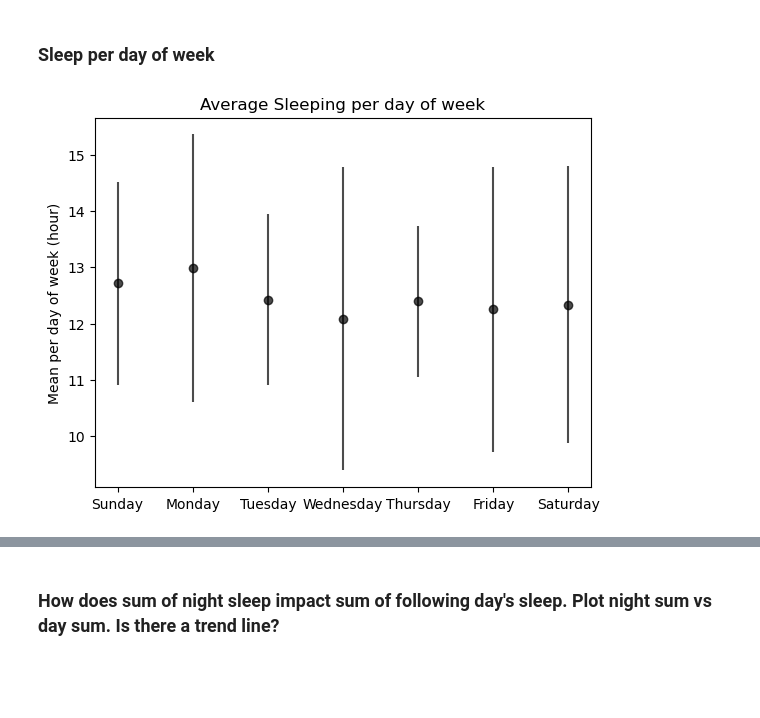
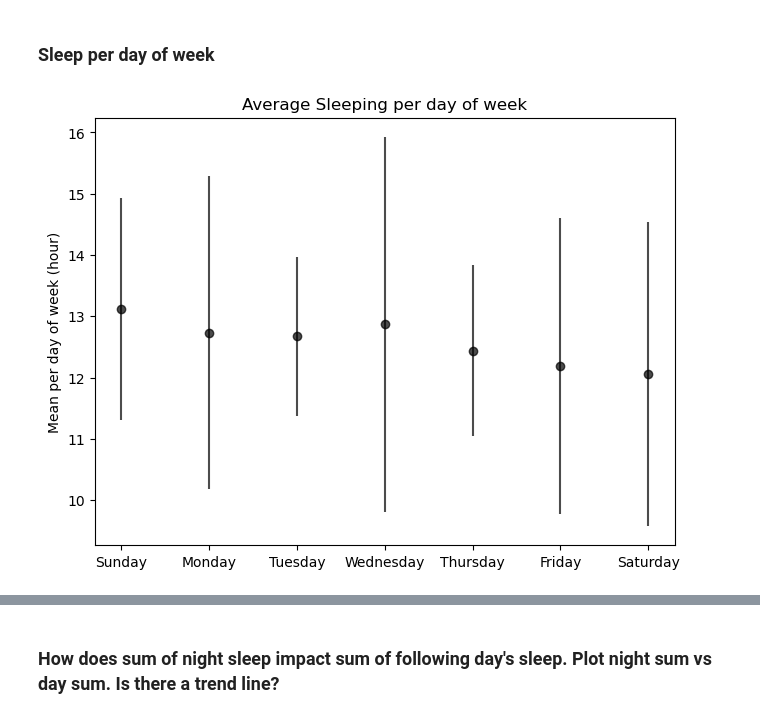
Before and after one commit to deividribeiro/baby_growth_tracking, a Jupyter notebook: mybaby.ipynb, the cells around one changed output, grey strips where cells are left out. Saved outputs shown, nothing was run; the diff lists cells and outputs as text; code cells hidden in the pictures; blank space fills up the shorter version.

```diff
--- a/mybaby.ipynb
+++ b/mybaby.ipynb
@@ -501,15 +503,16 @@ plt.savefig("figures/daily_sleep_stroller_percent.png")
 ### Sleep per day of week
 # %%
 # Group and sum by day
-daily_means = group_and_mean_sums_by_day_of_week(get_type_data(full_df, 'sleep'), 'leftStart', ['singleTimerSeconds'],
+filtered_df = filter_date_range(full_df, 'leftStart', '2025-02-01', '2025-05-31')
+daily_means = group_and_mean_sums_by_day_of_week(get_type_data(filtered_df, 'sleep'), 'leftStart', ['singleTimerSeconds'],
                                                  SLEEP_ERR)
 
 plt.errorbar(daily_means['day_of_week'],
              daily_means['singleTimerSeconds_sum_mean'] / 3600,
              yerr=daily_means['singleTimerSeconds_sum_std']/3600,
              **get_plot_kwargs('all'))
 plt.title("Average Sleeping per day of week")
 plt.ylabel("Mean per day of week (hour)")
 plt.savefig("figures/sleep_per_weekday.png")
 # %% [output]
-[figure, old version]
+[figure, new version]
```
Also changed, not shown: parts of 29 cells of this notebook, 22 other files.
